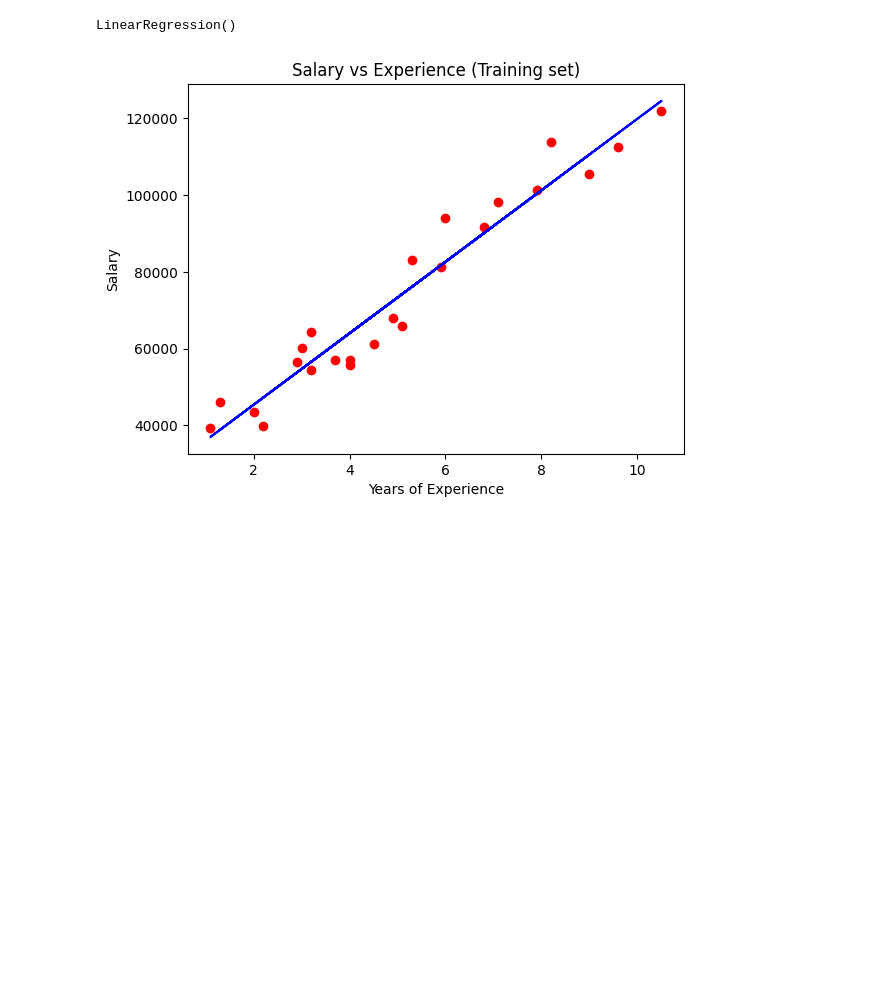
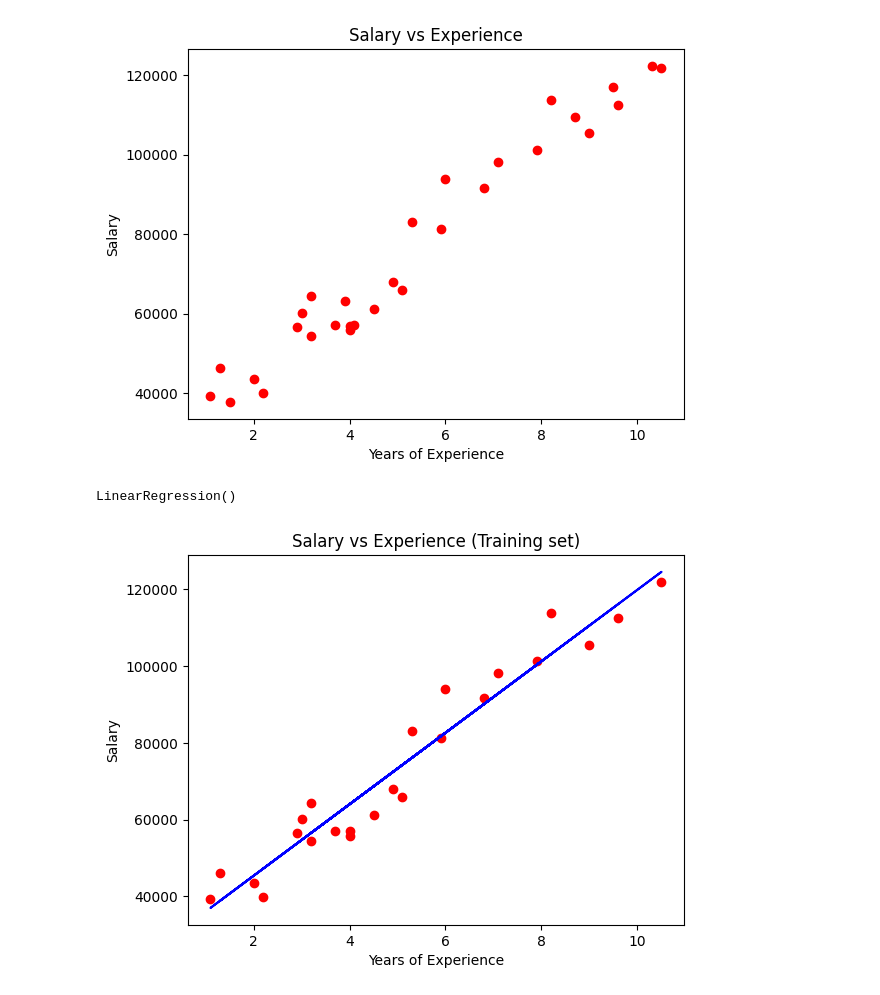
Before and after one commit to jrauljperez07/machine-learning, a Jupyter notebook: regression/linear-regression/main.ipynb, the cells around one changed output. Saved outputs shown, nothing was run; the diff lists cells and outputs as text; code cells hidden in the pictures; blank space fills up the shorter version.

```diff
--- a/regression/linear-regression/main.ipynb
+++ b/regression/linear-regression/main.ipynb
@@ -7,6 +7,15 @@ dataset = pd.read_csv('Salary_Data.csv')
 
 X = dataset.iloc[:, :-1].values
 y = dataset.iloc[:, -1].values
+# %%
+# Plotting the dataset to see the relationship between the years of experience and the salary
+plt.scatter(X, y, color='red')
+plt.title('Salary vs Experience')
+plt.xlabel('Years of Experience')
+plt.ylabel('Salary')
+plt.show()
+# %% [output]
+[figure, added]
 # %%
 from sklearn.model_selection import train_test_split
 
```
Also changed, not shown: 5 other files.
